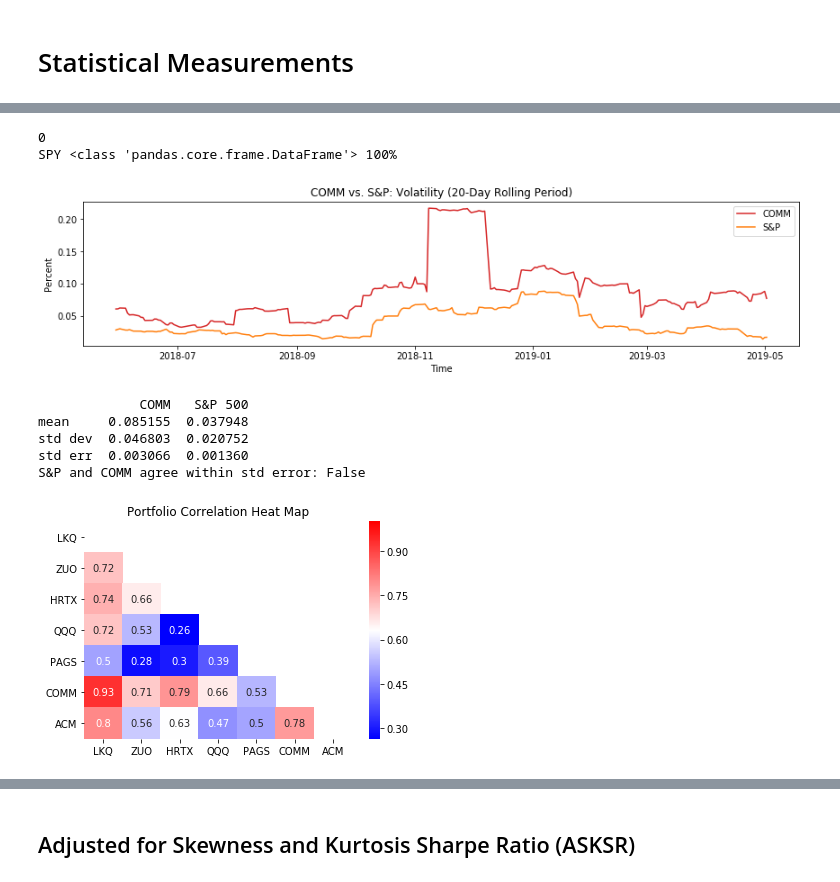
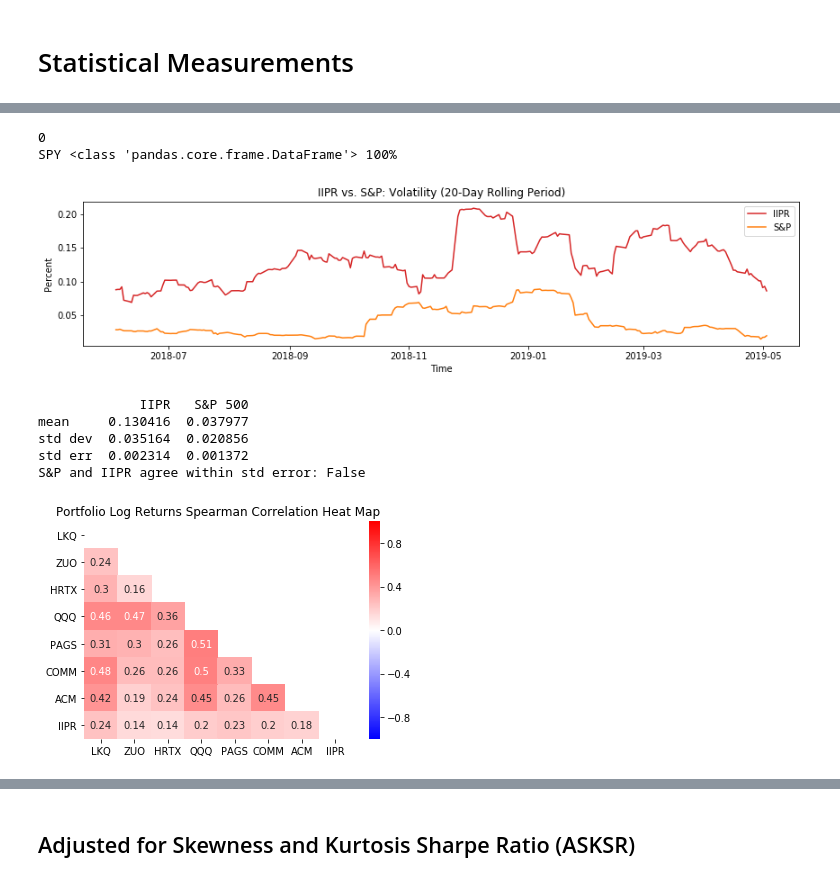
Before and after one commit to Hesiod-Labs/HYPAR, a Jupyter notebook: HYPAR.ipynb, the cells around one changed output, grey strips where cells are left out. Cells and saved outputs as stored; diff of their text form; code cells hidden in the pictures.

```diff
--- a/HYPAR.ipynb
+++ b/HYPAR.ipynb
@@ -185,7 +185,7 @@ def calculate_returns(portfolio_dict):
 # %% [markdown]
 # Construct the Portfolio and Timeframe
 # %%
-tickers = ['LKQ', 'ZUO', 'HRTX', 'QQQ', 'PAGS', 'COMM', 'ACM']
+tickers = ['LKQ', 'ZUO', 'HRTX', 'QQQ', 'PAGS', 'COMM', 'ACM', 'IIPR']
 
 today = dt.datetime.today()
 
@@ -361,16 +379,16 @@ def plot_volatility(port_dict, returns_dict, ticker, min_periods=25, show_price=
     print(vol_stats)
     print(f'S&P and {ticker} agree within std error: {agree}')
 # %%
-plot_volatility(port, returns, 'COMM', min_periods=20, show_bench=True)
+plot_volatility(port, returns, 'IIPR', min_periods=20, show_bench=True)
 # %% [output]
 0
 SPY <class 'pandas.core.frame.DataFrame'> 100%
-[figure, old version]
+[figure, new version]
-             COMM   S&P 500
-mean     0.085155  0.037948
-std dev  0.046803  0.020752
-std err  0.003066  0.001360
-S&P and COMM agree within std error: False
+             IIPR   S&P 500
+mean     0.130416  0.037977
+std dev  0.035164  0.020856
+std err  0.002314  0.001372
+S&P and IIPR agree within std error: False
 # %%
 start = str(list(returns.values())[0].index[0])[:-9]
 end = str(list(returns.values())[0].index[-1])[:-9]
@@ -399,26 +417,26 @@ def plot_linreg(port_dict, ticker_1, ticker_2, price_type='close', visible=True)
     vals = vals.append(v)
     return vals
 # %%
-# MAKE CORRELATION BETWEEN LOG RETURNS NOT PRICE
-def spearman_corr_heatmap(port_dict, preserve_portfolio=True, plot=True):
+# MAKE CORRELATION BETWEEN LOG RETURNS NOT PRICE - Done
+def spearman_corr_heatmap(returns_dict, preserve_portfolio=True, plot=True):
 
     if preserve_portfolio:
-        port = {}
-        port.update(port_dict)
+        rets = {}
+        rets.update(returns_dict)
 
     col = []
 
-    for sym, data in port_dict.items():
+    for sym, data in rets.items():
         row = []
 
-        for s, d in port.items():
-            coeff, pval = stats.spearmanr(d['close'], data['close'])
+        for s, d in rets.items():
+            coeff, pval = stats.spearmanr(d['log returns'], data['log returns'])
             row.append(coeff)
 
         col.append(row)
 
-    corr_matrix = pd.DataFrame(col, columns=port.keys())
-    corr_matrix.index = port.keys()
+    corr_matrix = pd.DataFrame(col, columns=rets.keys())
+    corr_matrix.index = rets.keys()
 
     if plot:
         mask = np.zeros_like(corr_matrix)
@@ -426,12 +444,12 @@ def spearman_corr_heatmap(port_dict, preserve_portfolio=True, plot=True):
         ax = sns.heatmap(corr_matrix,
                          annot=True,
                          mask=mask,
-                         cmap='bwr')
-        ax.set_title('Portfolio Correlation Heat Map')
+                         cmap='bwr', vmin=-1, vmax=1)
+        ax.set_title('Portfolio Log Returns Spearman Correlation Heat Map')
     return corr_matrix
 # %%
-matrix = spearman_corr_heatmap(port)
+matrix = spearman_corr_heatmap(returns)
 # %% [output]
-[figure, old version]
+[figure, new version]
 # %%
 # Working version
```
Also changed, not shown: parts of 31 cells of this notebook, 8 other files.
